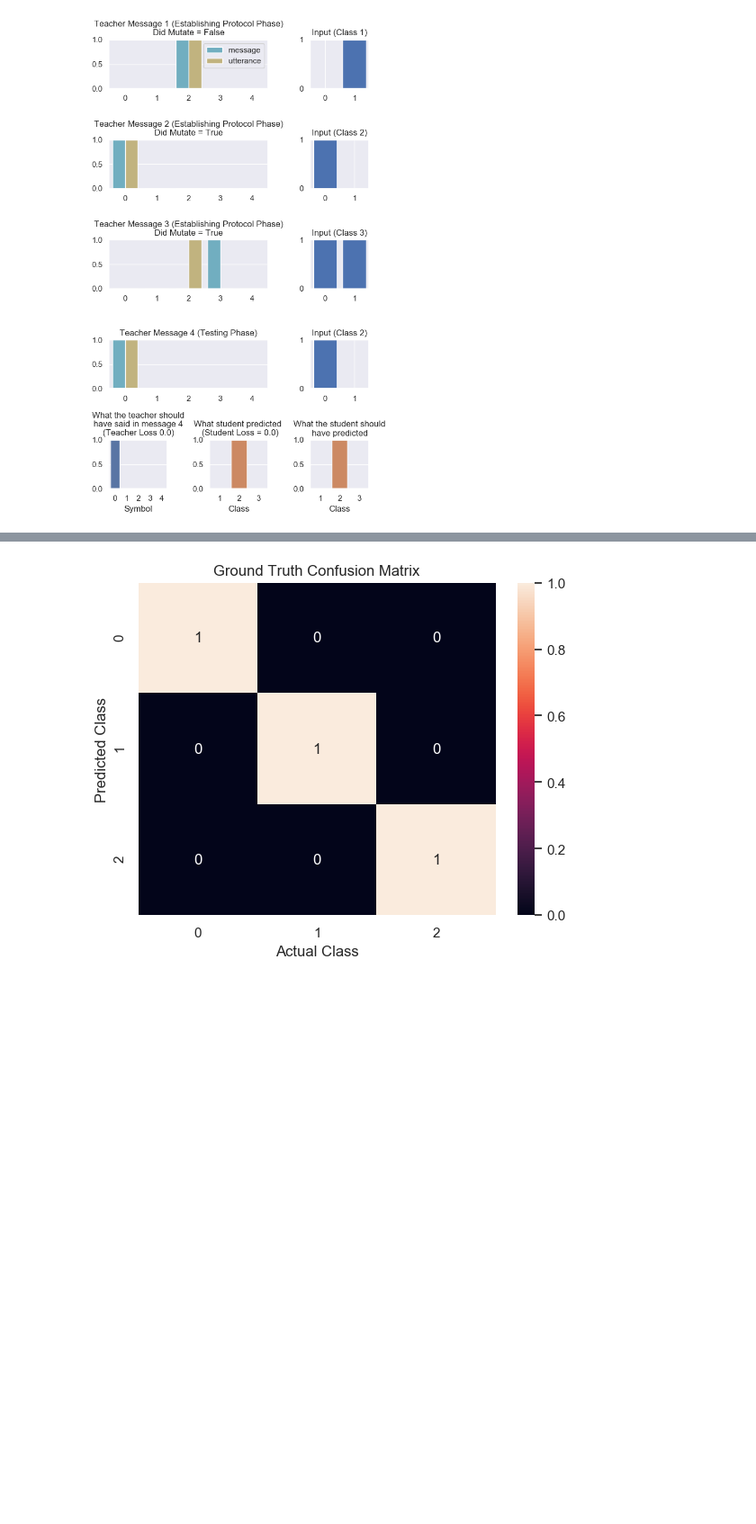
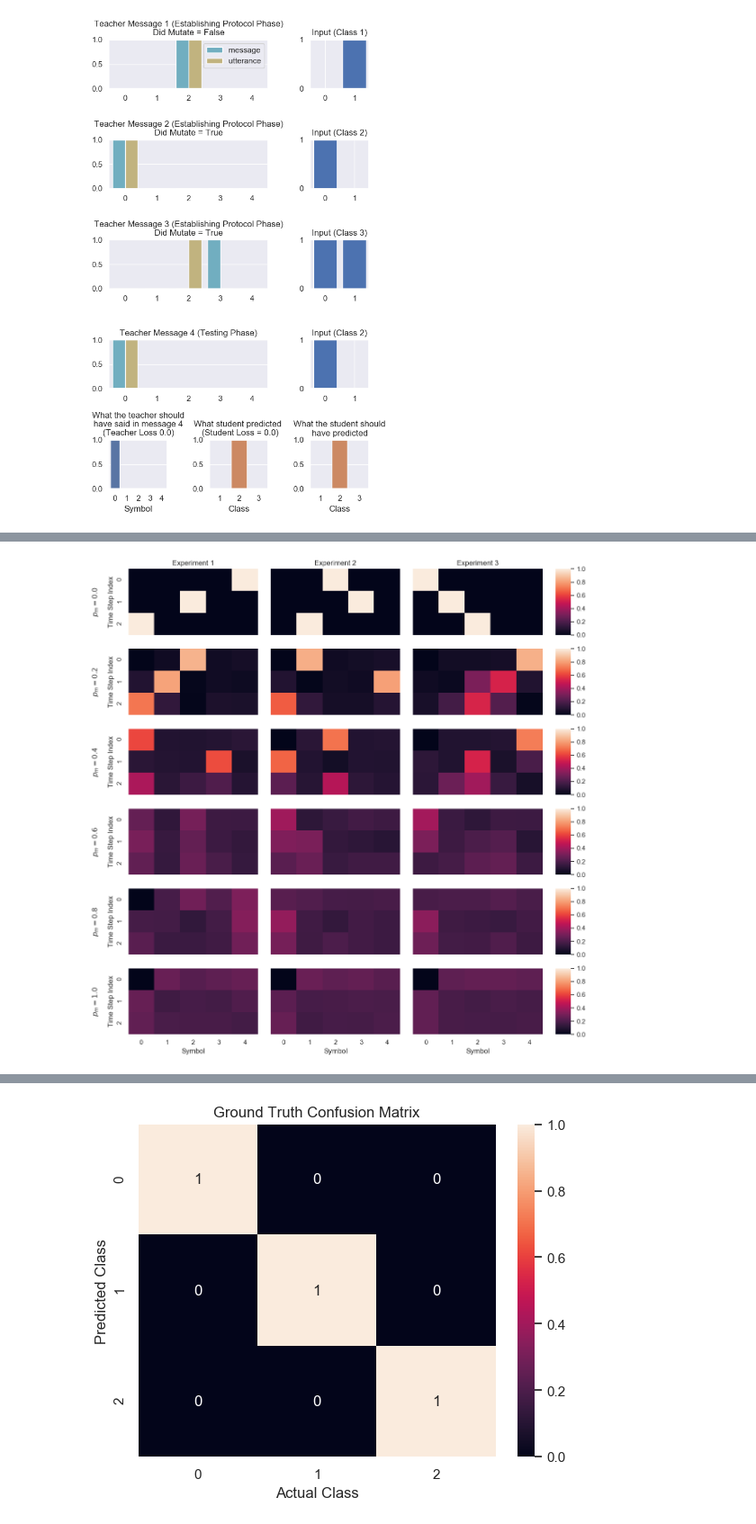
Before and after one commit to DylanCope/zero-shot-comm, a Jupyter notebook: message-mutation-experiment.ipynb, the cells around one changed output, grey strips where cells are left out. Shown at 90% size. Cells and saved outputs as stored; diff of their text form; code cells hidden in the pictures; blank space fills up the shorter version.

```diff
--- a/message-mutation-experiment.ipynb
+++ b/message-mutation-experiment.ipynb
@@ -546,0 +559,13 @@ plt.show()
+# %%
+def make_im_map_for_exp(i, j):
+    meta_exp = vary_pm_experiment.experiments[i]['experiment']
+    sub_exp = meta_exp.experiments[j]['experiment']
+    games_played, _ = sub_exp.run_tests()
+    return create_mean_index_message_map(games_played)
+
+index_message_maps = [[make_im_map_for_exp(i, j) for j in range(exps_per_meta)]
+                      for i in range(num_meta_experiments)]
+# %%
+plot_protocol_maps(index_message_maps, ylabel='Time Step Index', yticklabels=[0, 1, 2])
+# %% [output]
+[figure, added]
```
Also changed, not shown: parts of 18 cells of this notebook, 7 other files.
